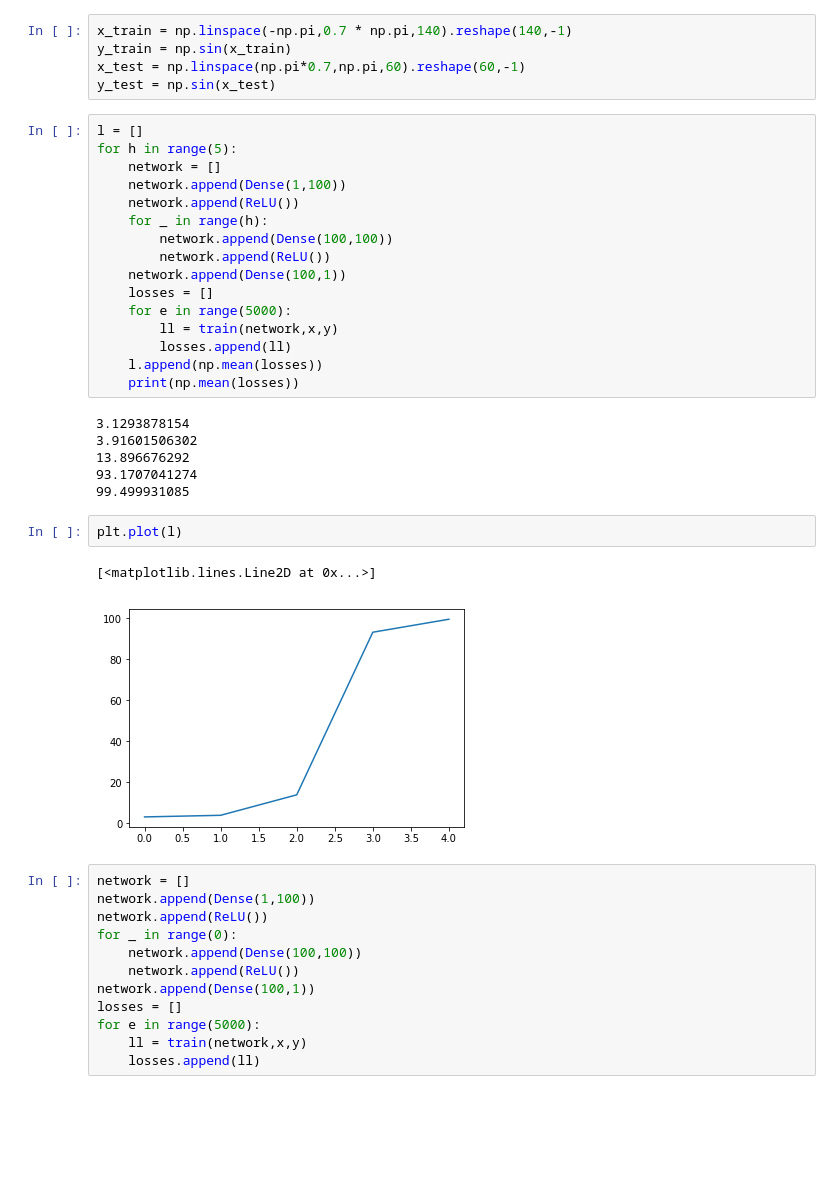
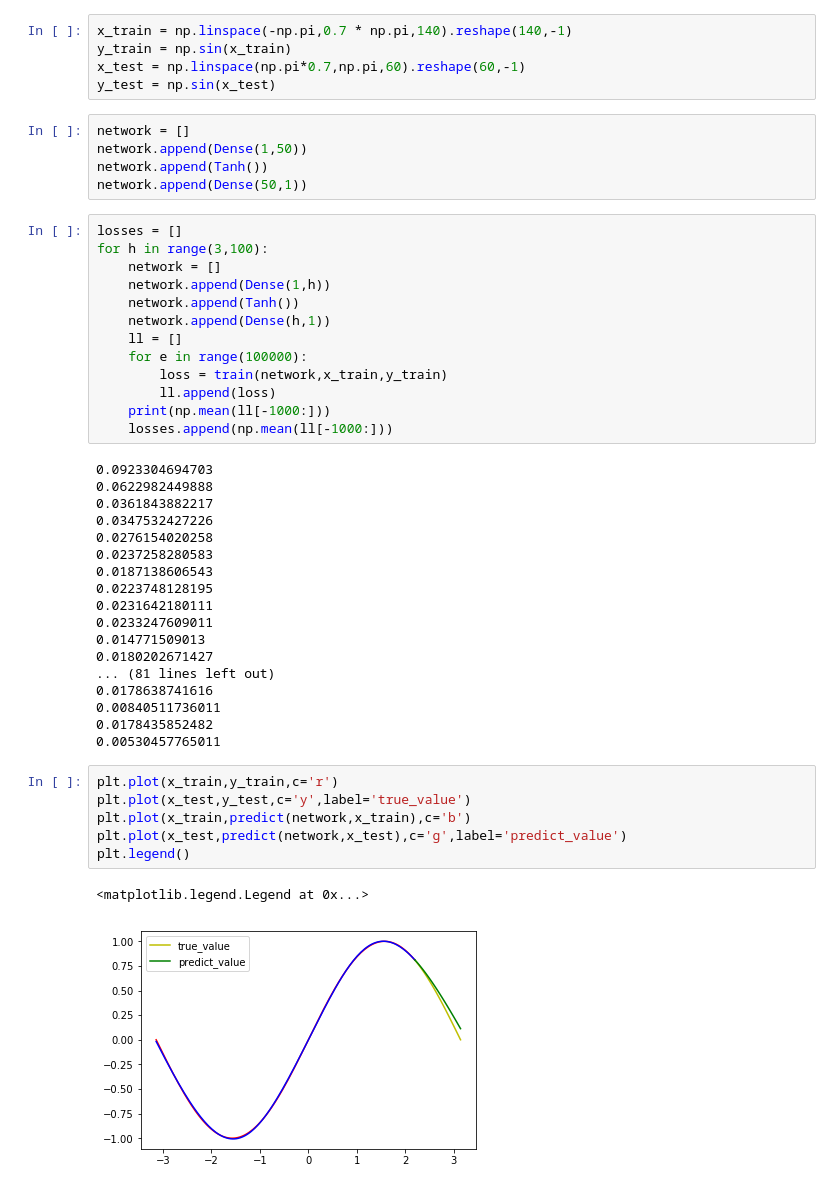
Before and after one commit to HadXu/machine-learning, a Jupyter notebook: pure_numpy_mlp/MLP 纯numpy实现.ipynb, the cells around one changed output. Cells and saved outputs as stored; diff of their text form; blank space fills up the shorter version.

```diff
--- a/pure_numpy_mlp/MLP 纯numpy实现.ipynb
+++ b/pure_numpy_mlp/MLP 纯numpy实现.ipynb
@@ -75,45 +96,51 @@ x_train = np.linspace(-np.pi,0.7 * np.pi,140).reshape(140,-1)
 y_train = np.sin(x_train)
 x_test = np.linspace(np.pi*0.7,np.pi,60).reshape(60,-1)
 y_test = np.sin(x_test)
+# %%
+network = []
+network.append(Dense(1,50))
+network.append(Tanh())
+network.append(Dense(50,1))
 # %%
-l = []
-for h in range(5):
+losses = []
+for h in range(3,100):
     network = []
-    network.append(Dense(1,100))
-    network.append(ReLU())
-    for _ in range(h):
-        network.append(Dense(100,100))
-        network.append(ReLU())
-    network.append(Dense(100,1))
-    losses = []
-    for e in range(5000):
-        ll = train(network,x,y)
-        losses.append(ll)
-    l.append(np.mean(losses))
-    print(np.mean(losses))
+    network.append(Dense(1,h))
+    network.append(Tanh())
+    network.append(Dense(h,1))
+    ll = []
+    for e in range(100000):
+        loss = train(network,x_train,y_train)
+        ll.append(loss)
+    print(np.mean(ll[-1000:]))
+    losses.append(np.mean(ll[-1000:]))
 # %% [output]
-3.1293878154
-3.91601506302
-13.896676292
-93.1707041274
-99.499931085
+0.0923304694703
+0.0622982449888
+0.0361843882217
+0.0347532427226
+0.0276154020258
+0.0237258280583
+0.0187138606543
+0.0223748128195
+0.0231642180111
+0.0233247609011
+0.014771509013
+0.0180202671427
+... (81 lines left out)
+0.0178638741616
+0.00840511736011
+0.0178435852482
+0.00530457765011
-# %%
-plt.plot(l)
-# %% [output]
-[<matplotlib.lines.Line2D at 0x...>]
-[figure, removed]
-# %%
-network = []
-network.append(Dense(1,100))
-network.append(ReLU())
-for _ in range(0):
-    network.append(Dense(100,100))
-    network.append(ReLU())
-network.append(Dense(100,1))
-losses = []
-for e in range(5000):
-    ll = train(network,x,y)
-    losses.append(ll)
+# %%
+plt.plot(x_train,y_train,c='r')
+plt.plot(x_test,y_test,c='y',label='true_value')
+plt.plot(x_train,predict(network,x_train),c='b')
+plt.plot(x_test,predict(network,x_test),c='g',label='predict_value')
+plt.legend()
+# %% [output]
+<matplotlib.legend.Legend at 0x...>
+[figure, added]
 # %%
 plt.plot(losses)
 # %% [output]
```
Also changed, not shown: parts of 13 cells of this notebook.
